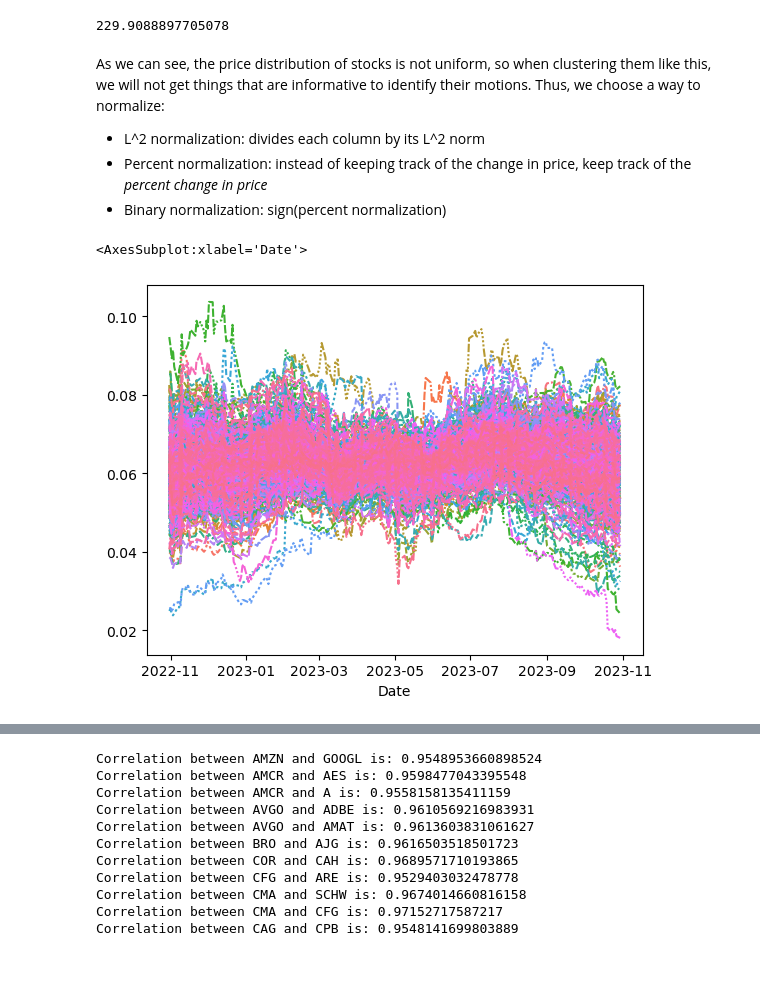
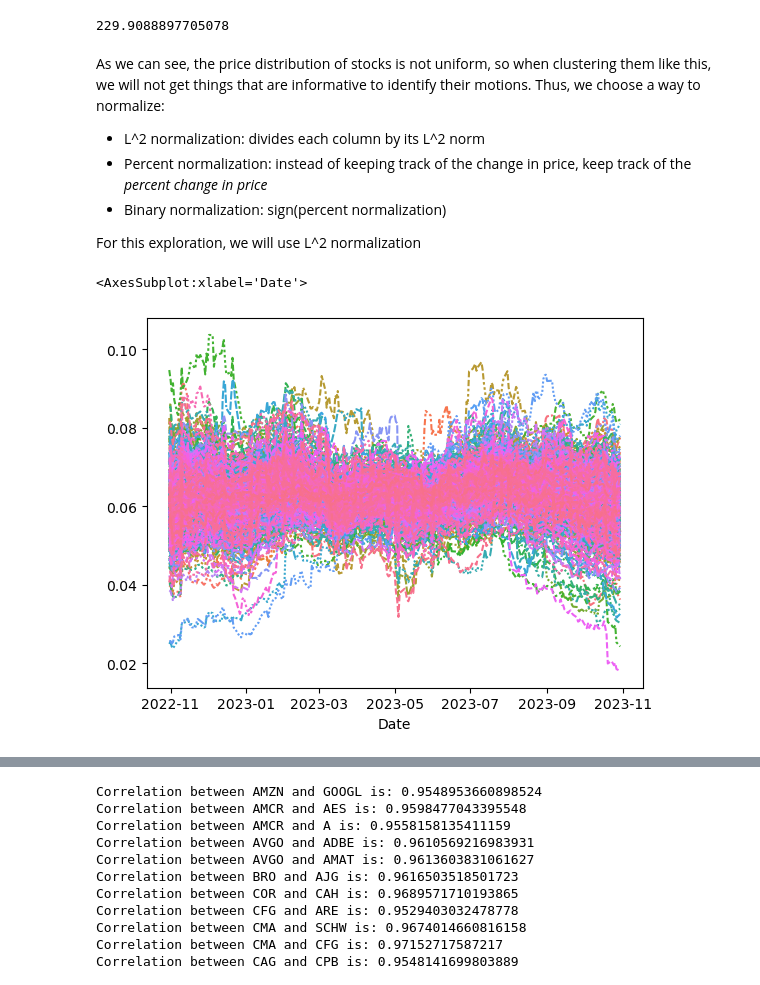
Before and after one commit to AssafBarNatan/SP500-clustering, a Jupyter notebook: EDA.ipynb, the cells around one changed output, grey strips where cells are left out. Saved outputs shown, nothing was run; the diff lists cells and outputs as text; code cells hidden in the pictures.

```diff
--- a/EDA.ipynb
+++ b/EDA.ipynb
@@ -7,7 +7,5 @@ import numpy as np
 import matplotlib.pyplot as plt
 import seaborn as sns
 # %%
-closing_price = pd.read_pickle("./data/stocks/closing_prices.pkl")
-volumes = pd.read_pickle("./data/stocks/volumes.pkl")
-HMLs = pd.read_pickle("./data/stocks/HMLs.pkl")
+closing_prices = pd.read_pickle("./data/stocks/closing_prices.pkl")
 # %%
@@ -40,9 +38,16 @@ As we can see, the price distribution of stocks is not uniform, so when clusteri
 - L^2 normalization: divides each column by its L^2 norm
 - Percent normalization: instead of keeping track of the change in price, keep track of the *percent change in price*
 - Binary normalization: sign(percent normalization)
+
+For this exploration, we will use L^2 normalization
 # %%
-closing_price_l2 = closing_price / closing_price.apply(lambda x: np.linalg.norm(x))
-sns.lineplot(data = closing_price_l2, legend = None)
+try:
+    closing_prices_l2 = pd.read_pickle(f"./data/stocks/closing_prices_l2.pkl")
+except FileNotFoundError:
+    closing_prices_l2 = closing_prices / closing_prices.apply(lambda x: np.linalg.norm(x))
+    closing_prices_l2.to_pickle(f"./data/stocks/closing_prices_l2.pkl")
+
+sns.lineplot(data = closing_prices_l2, legend = None)
 # %% [output]
 <AxesSubplot:xlabel='Date'>
-[figure, old version]
+[figure, new version]
```
Also changed, not shown: parts of 22 cells of this notebook, 12 other files.
